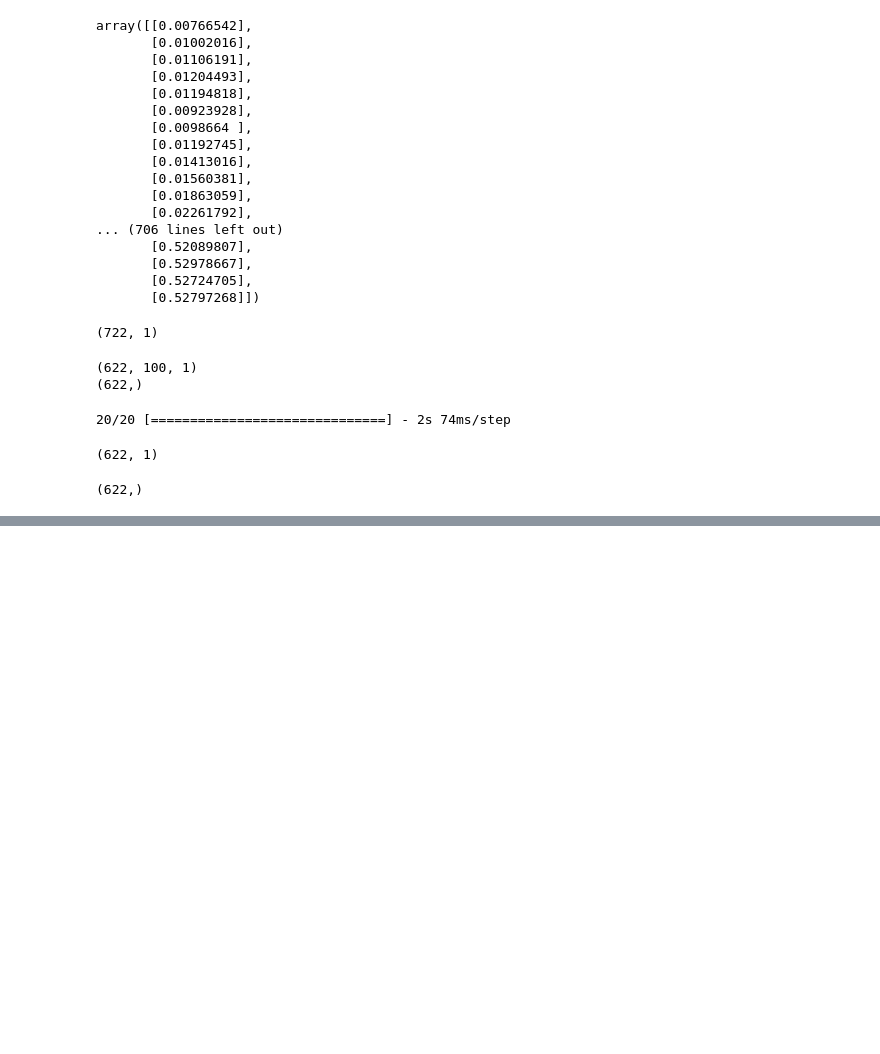
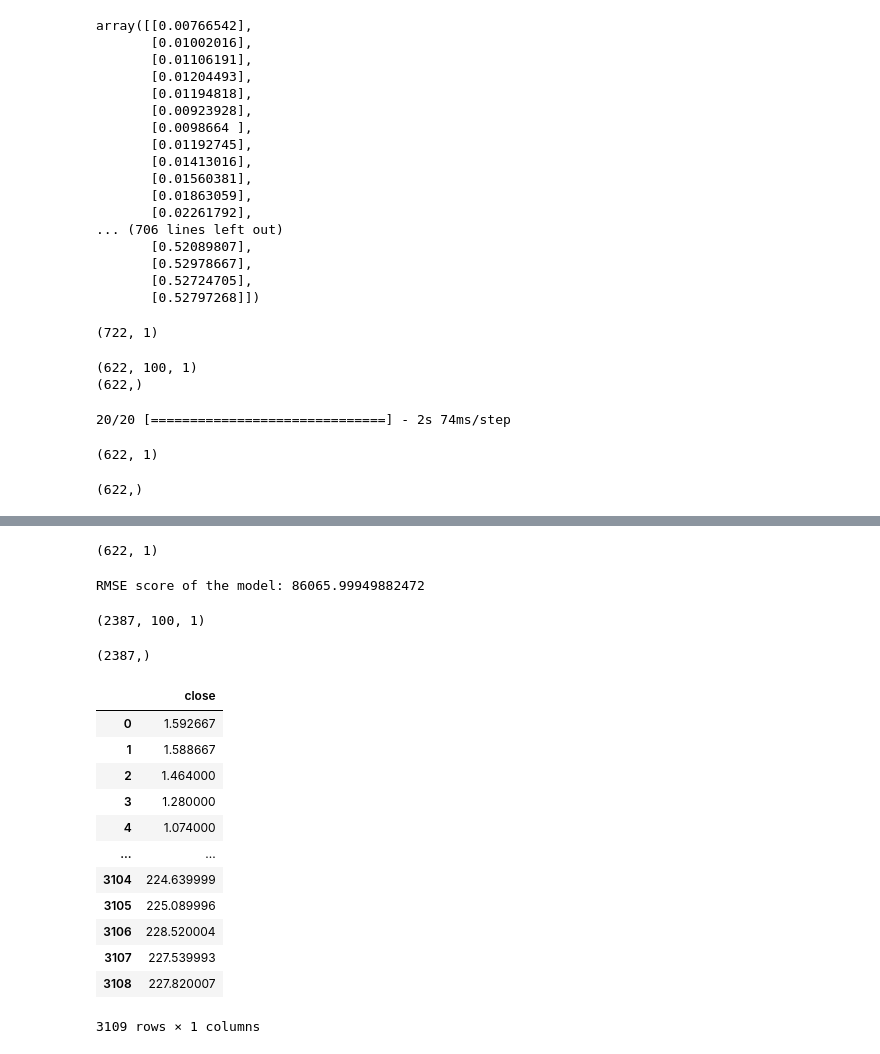
Before and after one commit to UNT-CSCE5214/project-repository-team_horizon, a Jupyter notebook: project_file.ipynb, the cells around one changed output, grey strips where cells are left out. Drawn from its saved outputs; the diff is of its cells as text; code cells hidden in the pictures; blank space fills up the shorter version.

```diff
--- a/project_file.ipynb
+++ b/project_file.ipynb
@@ -301,0 +331,34 @@ y_test = y_test * scale_factor
+# %%
+predictions.shape
+# %% [output]
+(622, 1)
+# %%
+rmse = np.sqrt(np.mean(((predictions - y_test) ** 2)))
+print("RMSE score of the model:", rmse)
+# %% [output]
+RMSE score of the model: 86065.99949882472
+# %%
+x_train.shape
+# %% [output]
+(2387, 100, 1)
+# %%
+ytrain.shape
+# %% [output]
+(2387,)
+# %%
+data = df.filter(['close'])
+data
+# %% [output]
+|  | close |
+| 0 | 1.592667 |
+| 1 | 1.588667 |
+| 2 | 1.464000 |
+| 3 | 1.280000 |
+| 4 | 1.074000 |
+| ... | ... |
+| 3104 | 224.639999 |
+| 3105 | 225.089996 |
+| 3106 | 228.520004 |
+| 3107 | 227.539993 |
+| 3108 | 227.820007 |
+3109 rows × 1 columns
```
Also changed, not shown: parts of 6 cells of this notebook.
